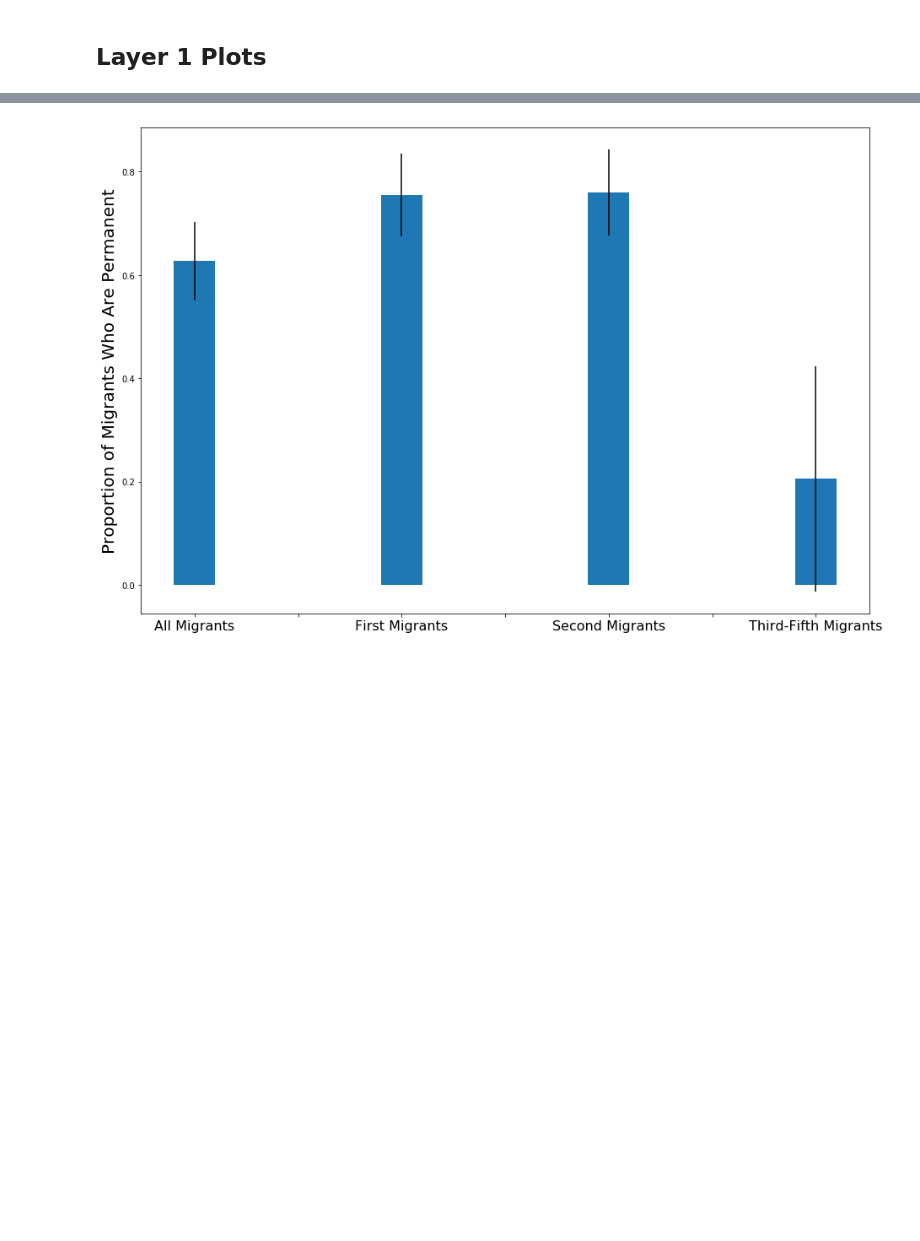
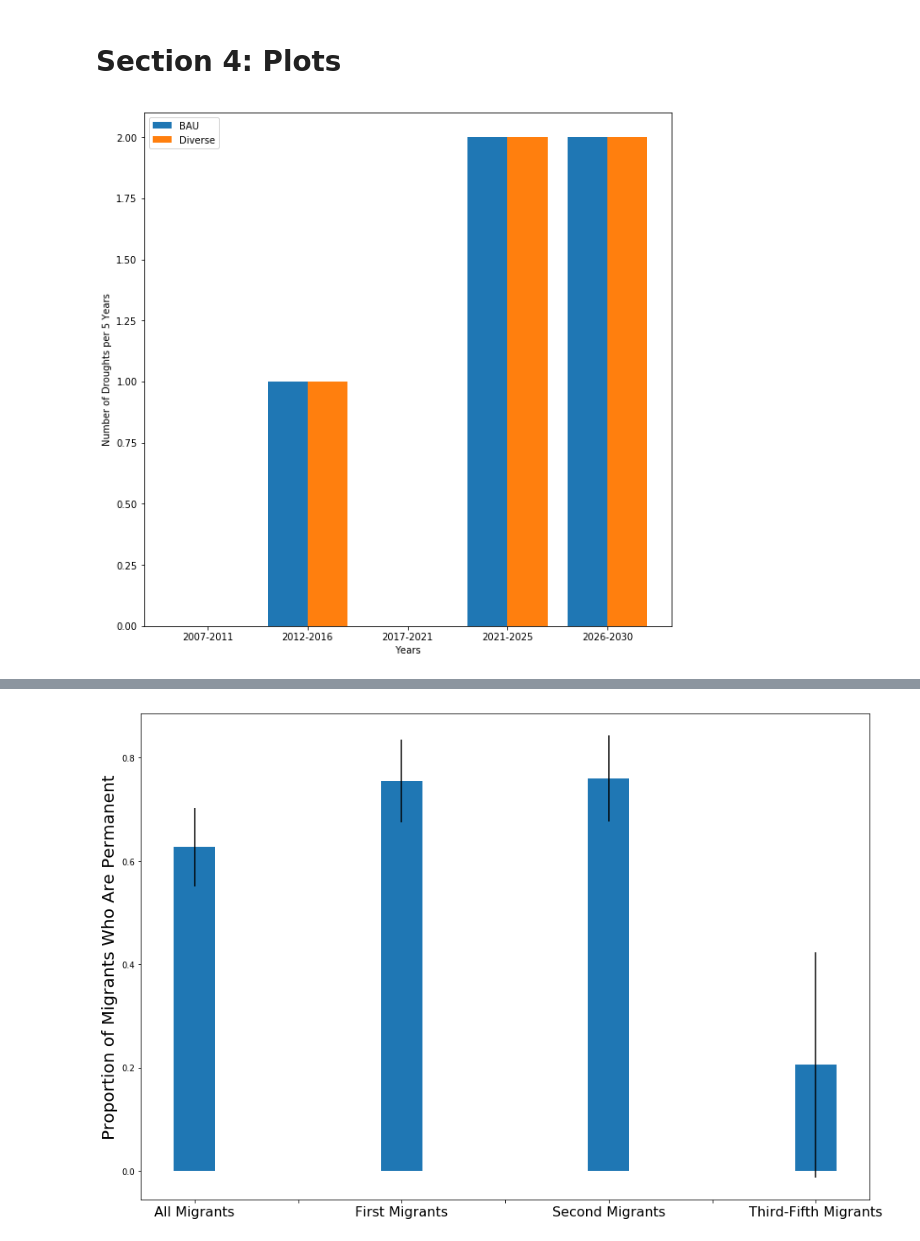
Before and after one commit to nchoquettelevy/CompoundEventsMigrationABM, a Jupyter notebook: Nepal_Migration_Channels_ABM.ipynb, the cells around one changed output, grey strips where cells are left out. Cells and saved outputs as stored; diff of their text form; code cells hidden in the pictures; blank space fills up the shorter version.

```diff
--- a/Nepal_Migration_Channels_ABM.ipynb
+++ b/Nepal_Migration_Channels_ABM.ipynb
@@ -104,8 +124,14 @@ def inverse_remit(migrants, household_remittances, hill_2):
 #Functions - Setting up household social networks (for Layers 2-4) and assigning educational characteristics (Layers 3-4)
 
 # Function that assigns each agent a number of social connections based on power law distribution
-def number_connections(min_size, max_size, gamma):
-        j = int((((max_size) ** (gamma + 1) - min_size ** (gamma + 1)) * random.random() + min_size ** (gamma + 1)) ** (1 / (gamma + 1)))
+def number_connections(network_type, min_size, max_size, gamma, uniform_connections):
+        if network_type == 'scale-free':
+            j = int((((max_size) ** (gamma + 1) - min_size ** (gamma + 1)) * random.random() + min_size ** (gamma + 1)) ** (1 / (gamma + 1)))
+        elif network_type == 'uniform':
+            j = uniform_connections
+        else:
+            raise ValueError('Network Type improperly specified')
+
         return j
 
 #Function that sets up social network
@@ -193,11 +219,9 @@ def migrate_cost_adjust(migration_cost, household_overseas_migrants, household_l
             network_overseas_migrants += 0
             network_local_migrants += 0
 
-    #NOTE CORRECTION IN FORMULA FROM PREVIOUS VERSION
     network_overseas_migrant_proportion = network_overseas_migrants / network_pop
     network_local_migrant_proportion = network_local_migrants / network_pop
 
-    #NOTE CORRECTION IN FORMULA FROM PREVIOUS VERSION
     adjusted_overseas_cost = migration_cost['overseas'] * 1/ (math.exp(network_overseas_migrant_proportion))
     adjusted_local_cost = migration_cost['local'] * 1/ (math.exp(network_local_migrant_proportion))
 
@@ -2004,2 +2093,49 @@ simulation: 1
 # %% [markdown]
-## Layer 1 Plots
+# Section 4: Plots
+# %%
+# Bar chart of avg droughts over time intervals
+
+f, ax1 = plt.subplots(figsize=(10,10))
+
+bau_drought_tracker = np.zeros(time) #Variable for counting number of BAU droughts in year t across simulations
+diverse_drought_tracker = np.zeros(time) #Variable for counting number of Diverse droughts in year t across simulations
+bins = int(time / 10)
+bau_drought_bins = np.zeros(bins) #Creating bins of 10 timesteps for drought plot
+diverse_drought_bins = np.zeros(bins) #Creating bins of 10 timesteps for diverse drought plot
+
+for a in range(simulations):
+
+    for t in range(time):
+        b = int(t/ 10)
+        if sim_bau_drought_status[-1,-1,a,t] == 1:
+            bau_drought_tracker[t] += 1
+            bau_drought_bins[b] += 1
+        if sim_diverse_drought_status[-1,-1,a,t] == 1:
+            diverse_drought_tracker[t] += 1
+            diverse_drought_bins[b] += 1
+
+    #axs[0].plot(np.arange(time), sim_diverse_proportion[a,:], label='Diverse')
+    #axs[1].plot(np.arange(time), sim_migrate_proportion[a,:], label='Migrate')
+
+#axs[2].hist(sim_migrant_proportion[:,-1], bins=5)
+
+ax1.bar(np.arange(bins)-0.2, bau_drought_bins / simulations, width=0.4, label='BAU')
+ax1.bar(np.arange(bins)+0.2, diverse_drought_bins / simulations, width=0.4, label='Diverse')
+#axs[0].set_xlabel('Time')
+#axs[0].set_ylabel('Proportion of Households Adopting Diverse Strategy')
+
+#axs[1].set_xlabel('Time')
+#axs[1].set_ylabel('Proportion of Households Adopting Migration Strategy')
+
+#axs[2].set_xlabel('Final Migration Proportion')
+#axs[2].set_ylabel('Frequency')
+
+ax1.set_xlabel('Years')
+ax1.set_ylabel('Number of Droughts per 5 Years')
+ax1.set_xticklabels(['test', '2007-2011', '2012-2016', '2017-2021', '2021-2025', '2026-2030', '2031-2035'])
+
+plt.legend()
+
+plt.show()
+# %% [output]
+[figure, added]
```
Also changed, not shown: parts of 22 cells of this notebook.
